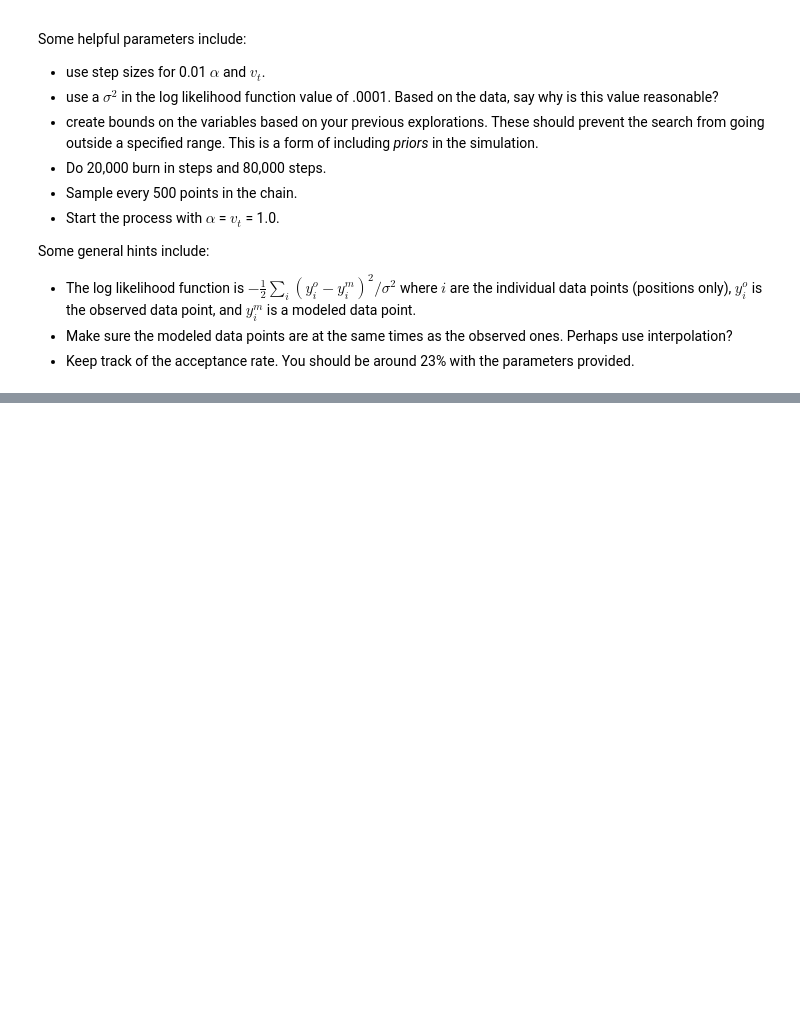
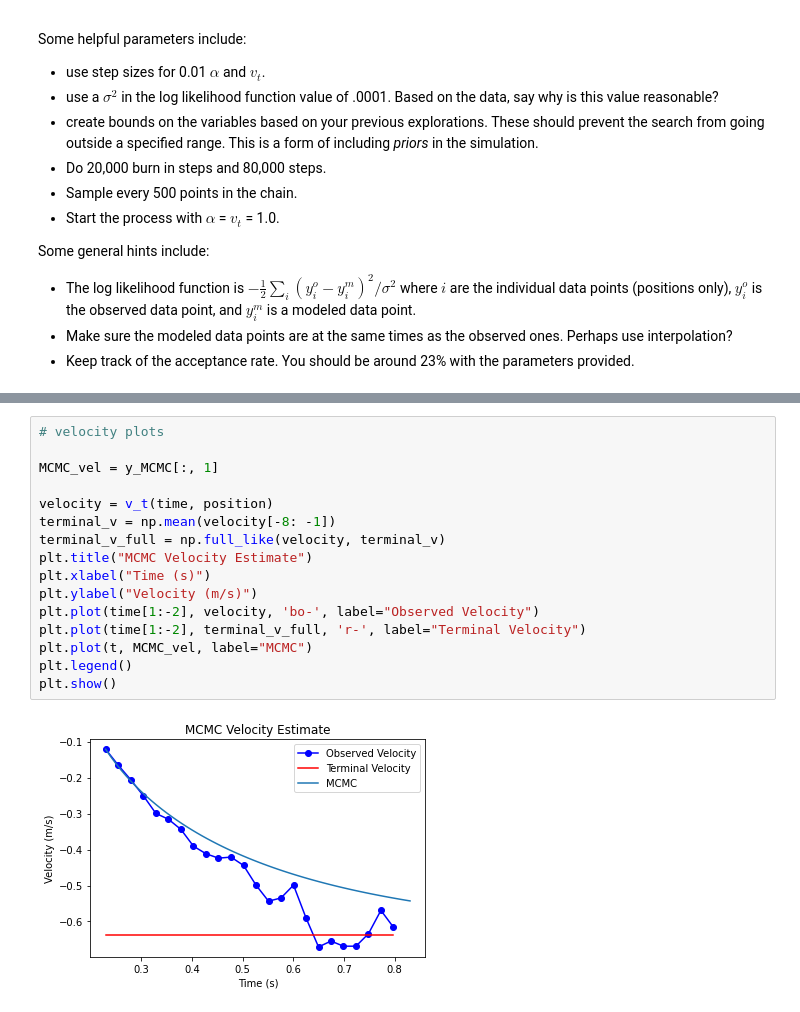
Before and after one commit to DaithiMartin/Simulation_Modeling_CSCI-577, a Jupyter notebook: Week_7_1Dim_Newtonian_Physics/Coffee Filter-Student.ipynb, the cells around one changed output, grey strips where cells are left out. Saved outputs shown, nothing was run; the diff lists cells and outputs as text; blank space fills up the shorter version.

```diff
--- a/Week_7_1Dim_Newtonian_Physics/Coffee Filter-Student.ipynb
+++ b/Week_7_1Dim_Newtonian_Physics/Coffee Filter-Student.ipynb
@@ -555,0 +580,18 @@ I have no idea why these two values seem to be switched and spent a lot of time
+# %%
+# velocity plots
+
+MCMC_vel = y_MCMC[:, 1]
+
+velocity = v_t(time, position)
+terminal_v = np.mean(velocity[-8: -1])
+terminal_v_full = np.full_like(velocity, terminal_v)
+plt.title("MCMC Velocity Estimate")
+plt.xlabel("Time (s)")
+plt.ylabel("Velocity (m/s)")
+plt.plot(time[1:-2], velocity, 'bo-', label="Observed Velocity")
+plt.plot(time[1:-2], terminal_v_full, 'r-', label="Terminal Velocity")
+plt.plot(t, MCMC_vel, label="MCMC")
+plt.legend()
+plt.show()
+# %% [output]
+[figure, added]
```
Also changed, not shown: parts of 8 cells of this notebook, 1 other file.
